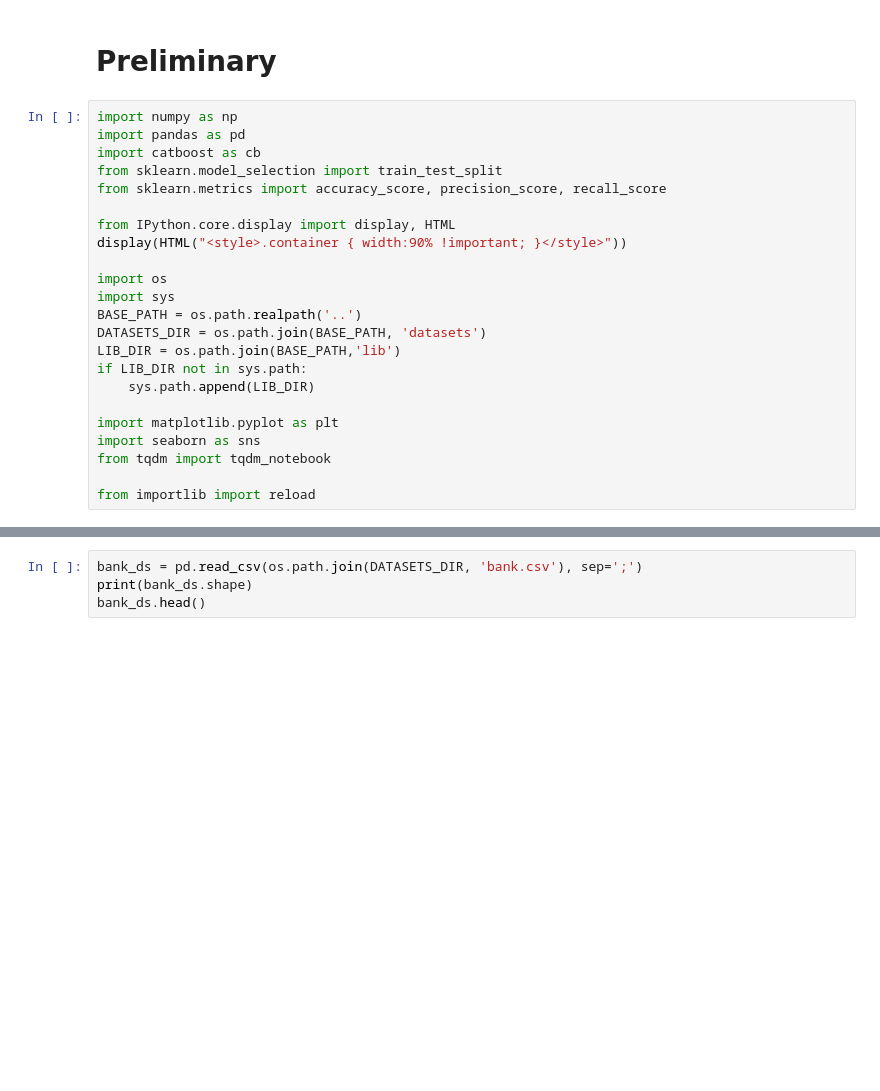
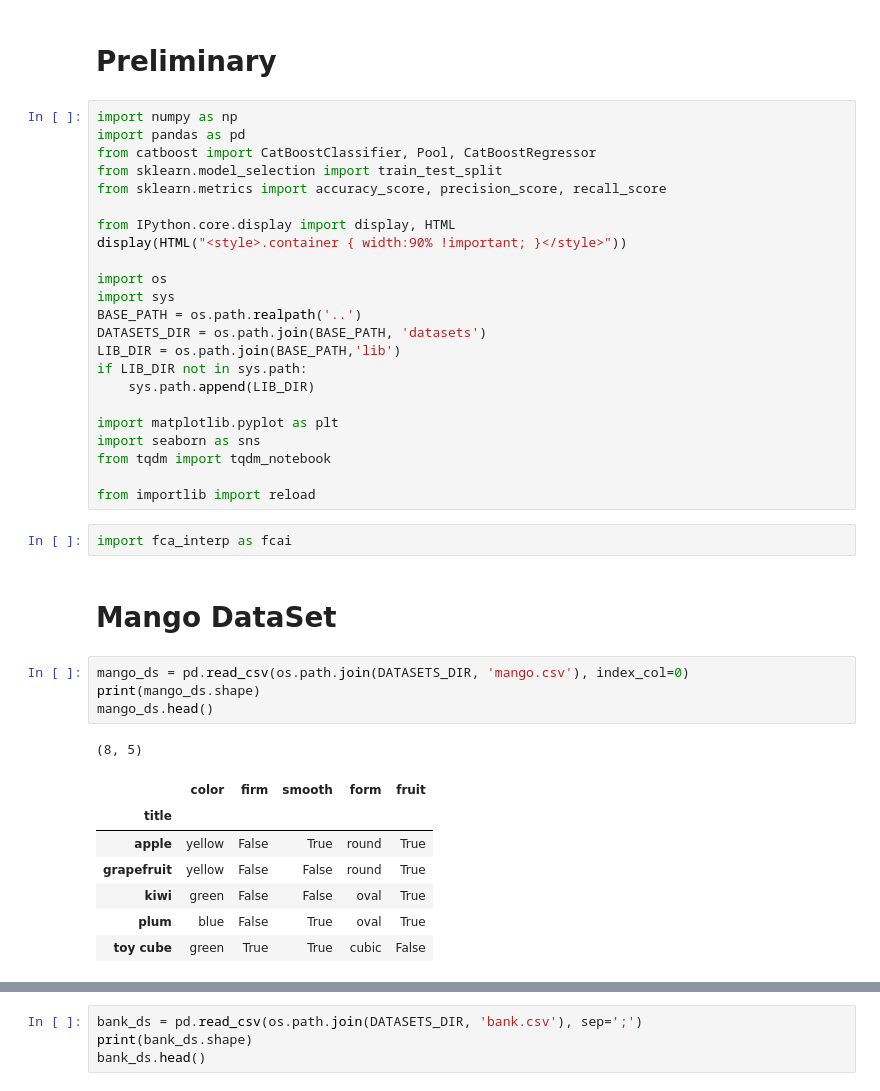
Before and after one commit to EgorDudyrev/FCA_BB_interpret, a Jupyter notebook: notebooks/2020.01.27-Implications_And_Hypotheses.ipynb, the cells around one changed output, grey strips where cells are left out. Saved outputs shown, nothing was run; the diff lists cells and outputs as text; blank space fills up the shorter version.

```diff
--- a/notebooks/2020.01.27-Implications_And_Hypotheses.ipynb
+++ b/notebooks/2020.01.27-Implications_And_Hypotheses.ipynb
@@ -3,7 +3,7 @@
 # %%
 import numpy as np
 import pandas as pd
-import catboost as cb
+from catboost import CatBoostClassifier, Pool, CatBoostRegressor
 from sklearn.model_selection import train_test_split
 from sklearn.metrics import accuracy_score, precision_score, recall_score
 
@@ -23,3 +23,20 @@ import seaborn as sns
 from tqdm import tqdm_notebook
 
 from importlib import reload
+# %%
+import fca_interp as fcai
+# %% [markdown]
+# Mango DataSet
+# %%
+mango_ds = pd.read_csv(os.path.join(DATASETS_DIR, 'mango.csv'), index_col=0)
+print(mango_ds.shape)
+mango_ds.head()
+# %% [output]
+(8, 5)
+|  | color | firm | smooth | form | fruit |
+| title |  |  |  |  |  |
+| apple | yellow | False | True | round | True |
+| grapefruit | yellow | False | False | round | True |
+| kiwi | green | False | False | oval | True |
+| plum | blue | False | True | oval | True |
+| toy cube | green | True | True | cubic | False |
```
Also changed, not shown: parts of 11 cells of this notebook.
